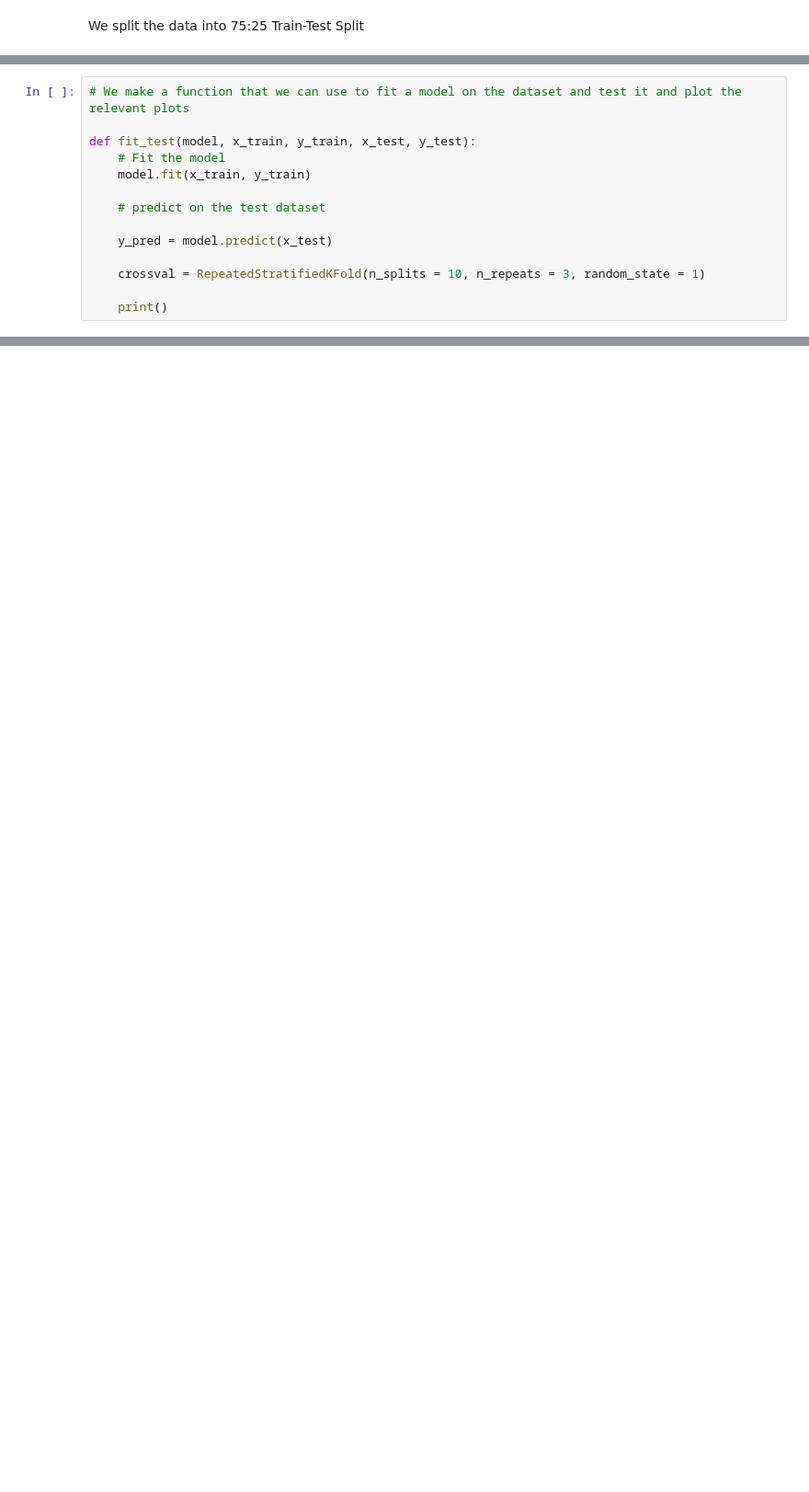
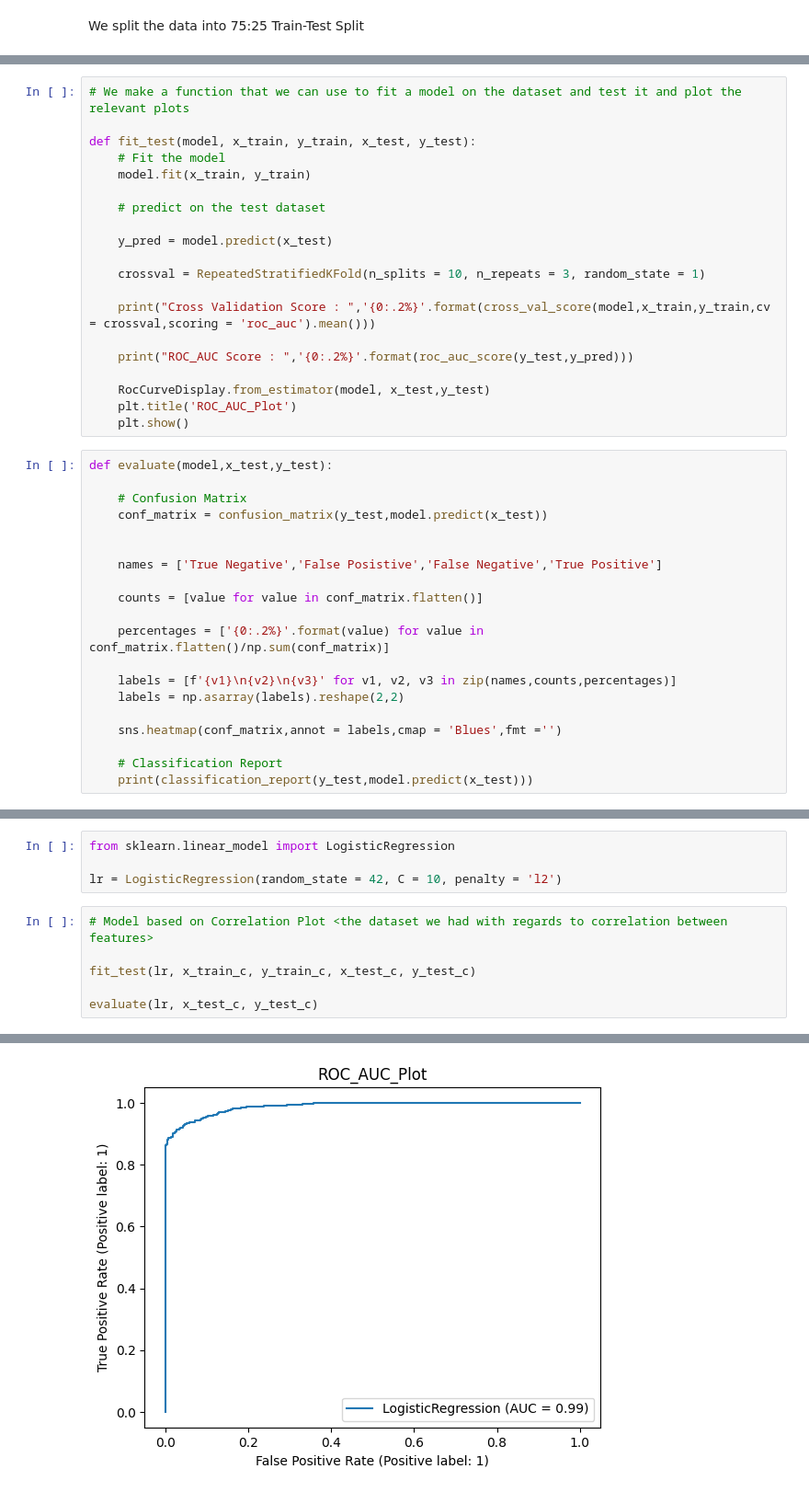
Before and after one commit to gojousatoru007/CreditRisk_ML, a Jupyter notebook: CreditRisk_ML.ipynb, the cells around one changed output, grey strips where cells are left out. Shown at 92% size. Saved outputs shown, nothing was run; the diff lists cells and outputs as text; blank space fills up the shorter version.

```diff
--- a/CreditRisk_ML.ipynb
+++ b/CreditRisk_ML.ipynb
@@ -391,4 +394,30 @@ def fit_test(model, x_train, y_train, x_test, y_test):
 
     crossval = RepeatedStratifiedKFold(n_splits = 10, n_repeats = 3, random_state = 1)
 
-    print()
+    print("Cross Validation Score : ",'{0:.2%}'.format(cross_val_score(model,x_train,y_train,cv = crossval,scoring = 'roc_auc').mean()))
+
+    print("ROC_AUC Score : ",'{0:.2%}'.format(roc_auc_score(y_test,y_pred)))
+
+    RocCurveDisplay.from_estimator(model, x_test,y_test)
+    plt.title('ROC_AUC_Plot')
+    plt.show()
+# %%
+def evaluate(model,x_test,y_test):
+
+    # Confusion Matrix
+    conf_matrix = confusion_matrix(y_test,model.predict(x_test))
+
+
+    names = ['True Negative','False Posistive','False Negative','True Positive']
+
+    counts = [value for value in conf_matrix.flatten()]
+
+    percentages = ['{0:.2%}'.format(value) for value in conf_matrix.flatten()/np.sum(conf_matrix)]
+
+    labels = [f'{v1}\n{v2}\n{v3}' for v1, v2, v3 in zip(names,counts,percentages)]
+    labels = np.asarray(labels).reshape(2,2)
+
+    sns.heatmap(conf_matrix,annot = labels,cmap = 'Blues',fmt ='')
+
+    # Classification Report
+    print(classification_report(y_test,model.predict(x_test)))
@@ -394,0 +426,11 @@ def fit_test(model, x_train, y_train, x_test, y_test):
+# %%
+from sklearn.linear_model import LogisticRegression
+
+lr = LogisticRegression(random_state = 42, C = 10, penalty = 'l2')
+# %%
+# Model based on Correlation Plot <the dataset we had with regards to correlation between features>
+
+fit_test(lr, x_train_c, y_train_c, x_test_c, y_test_c)
+
+evaluate(lr, x_test_c, y_test_c)
+# %% [output]
@@ -394,0 +439 @@ def fit_test(model, x_train, y_train, x_test, y_test):
+[figure, added]
```
Also changed, not shown: parts of 33 cells of this notebook.
